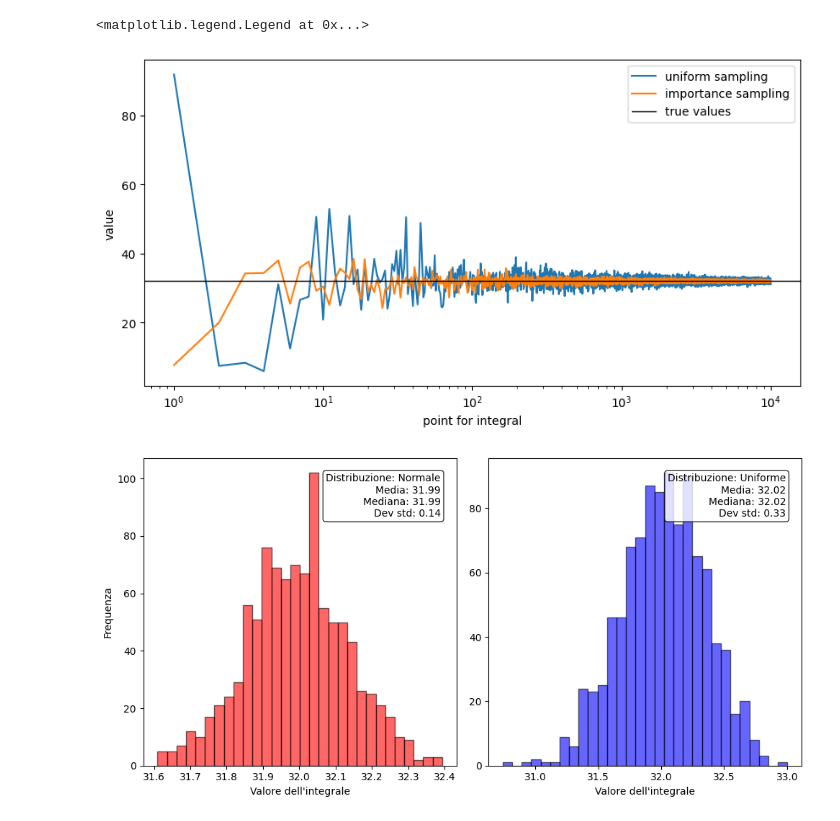
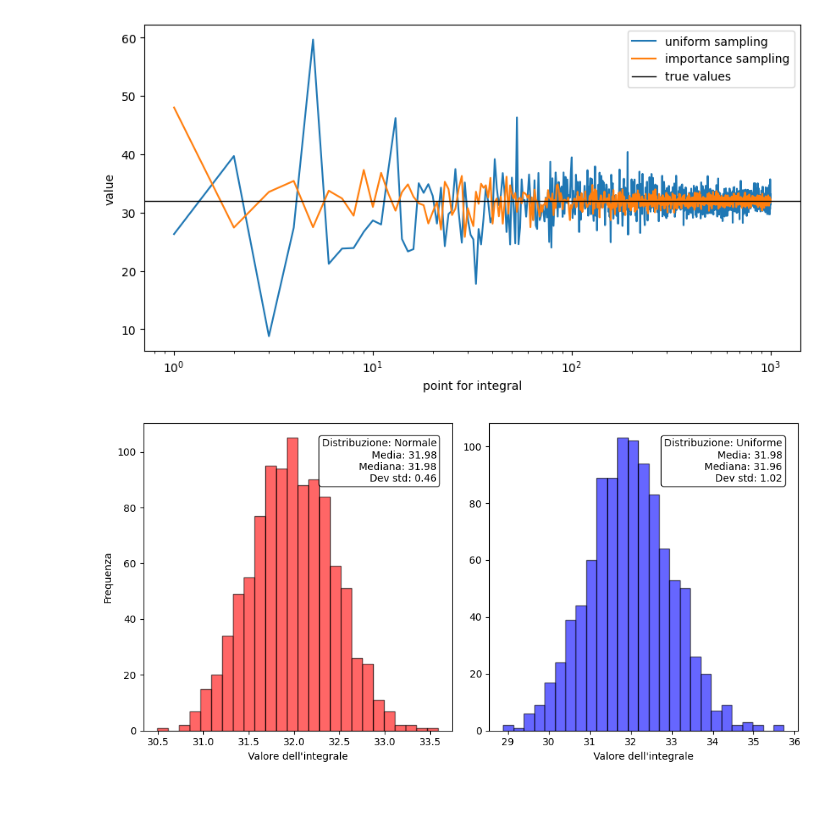
Before and after one commit to oblivion0218/ES_AstroStatistic, a Jupyter notebook: Riccardo_Bossi/lez 3/Monte_Carlo_int.ipynb, the cells around one changed output. Cells and saved outputs as stored; diff of their text form; code cells hidden in the pictures.

```diff
--- a/Riccardo_Bossi/lez 3/Monte_Carlo_int.ipynb
+++ b/Riccardo_Bossi/lez 3/Monte_Carlo_int.ipynb
@@ -9,7 +9,7 @@ sigma_norm = 2 #sigma gaussina norm
 
 sigma = 2 # sigma funzione
 
-N_max = 10000 #numero di punti max per l'integrazione
+N_max = 1000 #numero di punti max per l'integrazione
 
 area_uni = [] #area con generazione uniforme
 area_norm = [] #area con generazione normale
@@ -71,10 +71,21 @@ plt.xlabel("point for integral")
 plt.ylabel("value")
 plt.axhline(y=2 * sigma**4, color='black', linestyle='-', linewidth=1, label ="true values")
 plt.legend()
+plt.show()
 # %% [output]
-<matplotlib.legend.Legend at 0x...>
-[figure, old version]
+[figure, new version]
+# %%
+from astroML import stats as astroMLstats
+
+def bins_num (X) :
+
+    sigmaG2 = astroMLstats.sigmaG(X) # quantile al 75 - quantile al 25
+    binsize = 2.7 * sigmaG2 / (len(X)**(1/3)) #formula di Freedman-Diaconis
+    N = (max(X) - min(X))/binsize
+
+    return int(N+2)
 # %%
+
 ripetizioni = 1000 #ripetizioni per l'integrale
 
 area_uni = []
@@ -92,33 +103,35 @@ mean_uni = np.mean(area_uni)
 median_uni = np.median(area_uni)
 std_uni = np.std(area_uni)
 
 plt.figure(figsize=(10, 5))
 
 # Istogramma per la distribuzione normale
 plt.subplot(1,2,1)
-plt.hist(area_norm, bins=30, color='red', alpha=0.6, edgecolor='black')
+plt.hist(area_norm, bins = bins_num(area_norm), color='red', alpha=0.6, edgecolor='black')
 plt.xlabel("Valore dell'integrale")
 plt.ylabel("Frequenza")
 plt.text(0.95, 0.95,
           f"Distribuzione: Normale\nMedia: {mean_norm:.2f}\nMediana: {median_norm:.2f}\nDev std: {std_norm:.2f}",
          transform=plt.gca().transAxes,
          verticalalignment='top',
          horizontalalignment='right',
          fontsize=10,
          bbox=dict(boxstyle="round", facecolor="white", alpha=0.8))
 
+
 # Istogramma per la distribuzione uniforme
 plt.subplot(1,2,2)
-plt.hist(area_uni, bins=30, color='blue', alpha=0.6, label='Uniforme', edgecolor='black')
+plt.hist(area_uni, bins = bins_num(area_uni), color='blue', alpha=0.6, label='Uniforme', edgecolor='black')
 plt.xlabel("Valore dell'integrale")
 plt.text(0.95, 0.95,
         f"Distribuzione: Uniforme\nMedia: {mean_uni:.2f}\nMediana: {median_uni:.2f}\nDev std: {std_uni:.2f}",
          transform=plt.gca().transAxes,
          verticalalignment='top',
          horizontalalignment='right',
          fontsize=10,
          bbox=dict(boxstyle="round", facecolor="white", alpha=0.8))
 
 plt.tight_layout()
+plt.show()
 # %% [output]
-[figure, old version]
+[figure, new version]
```
Also changed, not shown: 4 other files.
